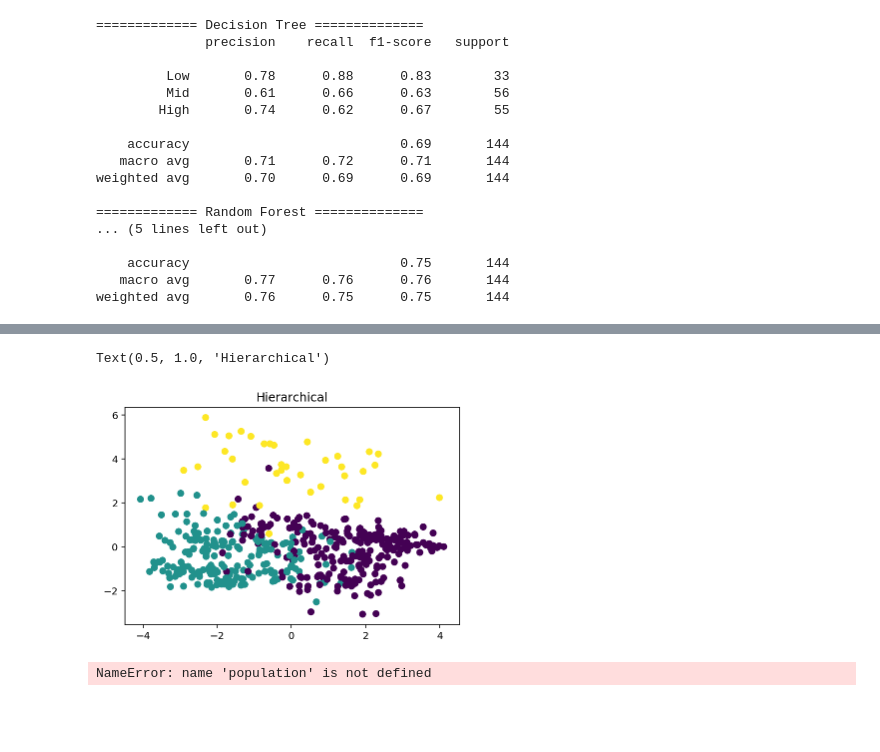
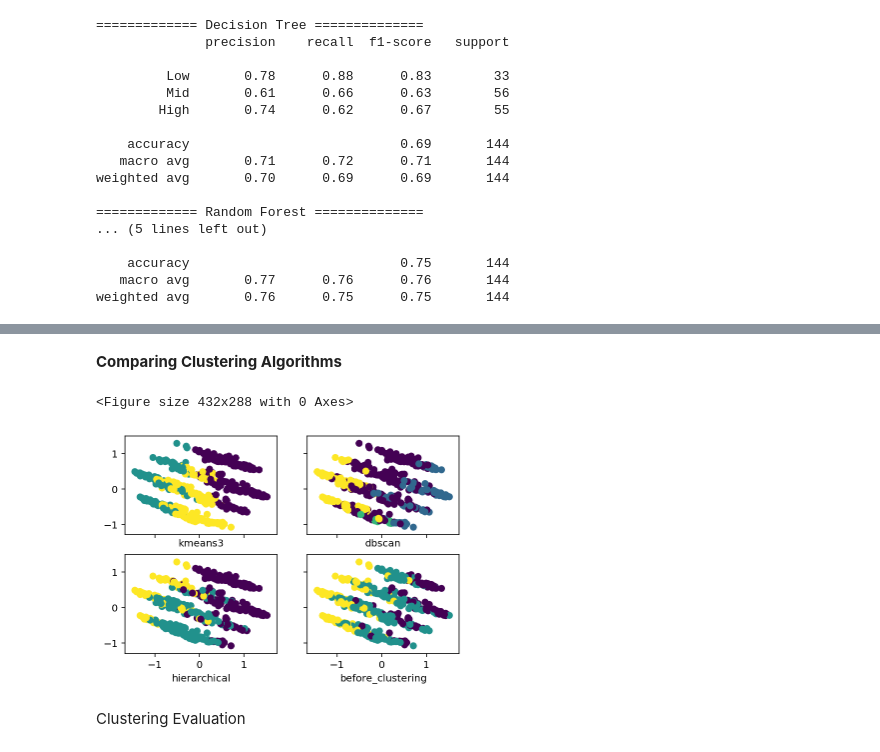
Before and after one commit to Galiold/data-mining-sap, a Jupyter notebook: phase-2/Python/sum.ipynb, the cells around one changed output, grey strips where cells are left out. Saved outputs shown, nothing was run; the diff lists cells and outputs as text; code cells hidden in the pictures; blank space fills up the shorter version.

```diff
--- a/phase-2/Python/sum.ipynb
+++ b/phase-2/Python/sum.ipynb
@@ -388,2 +350,0 @@ from sklearn.metrics.cluster import adjusted_rand_score
-# %%
-df = pd.read_csv('../../Data/SAP_numeric.csv')
@@ -490,14 +399,20 @@ Name: Class, Length: 480, dtype: int64
 # %%
-from sklearn.cluster import DBSCAN
-from sklearn import metrics
+# KMEANS
+kmeans3 = KMeans(n_clusters=3)
+kmeans_model = kmeans3.fit(PCA_components)
+y_kmeans3 = kmeans3.fit_predict(PCA_components)
 
-db = DBSCAN(eps=3.1, min_samples=7)
-model = db.fit(PCA_components)
+# DBSCAN
+db = DBSCAN(eps=1.1, min_samples=10)
+db_model = db.fit(PCA_components)
 y_db_pred = db.fit_predict(PCA_components)
 
-plt.scatter(PCA_components[0], PCA_components[1],c=y_db_pred)
-plt.title("DBSAN")
 labels = model.labels_
 n_clusters = len(set(labels)) - (1 if -1 in labels else 0)
-print("number are clusters: ",n_clusters)
+print("number of clusters dbscan found are: ",n_clusters)
+
+# HIERARCHICAl
+hier = AgglomerativeClustering(n_clusters=3)
+hier_model = hier.fit(PCA_components)
+y_hier_pred = hier.fit_predict(PCA_components)
 # %% [output]
@@ -506,14 +419,0 @@ number are clusters:  3
-# %%
-from sklearn.cluster import AgglomerativeClustering
-
-hier = AgglomerativeClustering(n_clusters=n_clusters)
-y_hier_pred = hier.fit_predict(PCA_components)
-plt.scatter(PCA_components[0], PCA_components[1],c=y_hier_pred)
-plt.title("Hierarchical")
-# %% [output]
-Text(0.5, 1.0, 'Hierarchical')
-[figure, removed]
-# %%
-population[1,2:8] = np.array([5,5,5,5,5])
-# %% [output]
-NameError: name 'population' is not defined
@@ -521,0 +420,23 @@ print(population[1,1:20])
+# %% [markdown]
+**Comparing Clustering Algorithms**
+# %%
+f = plt.figure()
+f, axes = plt.subplots(nrows = 2, ncols = 2, sharex=True, sharey = True)
+sc = axes[0][0].scatter(PCA_components[0],PCA_components[1], c = y_kmeans3)
+axes[0][0].set_xlabel('kmeans3')
+
+axes[0][1].scatter(PCA_components[0],PCA_components[1], c = y_db_pred)
+axes[0][1].set_xlabel('dbscan')
+
+axes[1][0].scatter(PCA_components[0],PCA_components[1], c = y_hier_pred)
+axes[1][0].set_xlabel('hierarchical')
+
+axes[1][1].scatter(PCA_components[0],PCA_components[1], c = df["Class"])
+axes[1][1].set_xlabel('before_clustering')
+
+plt.show()
+# %% [output]
+<Figure size 432x288 with 0 Axes>
+[figure, added]
+# %% [markdown]
+Clustering Evaluation
```
Also changed, not shown: parts of 35 cells of this notebook.
